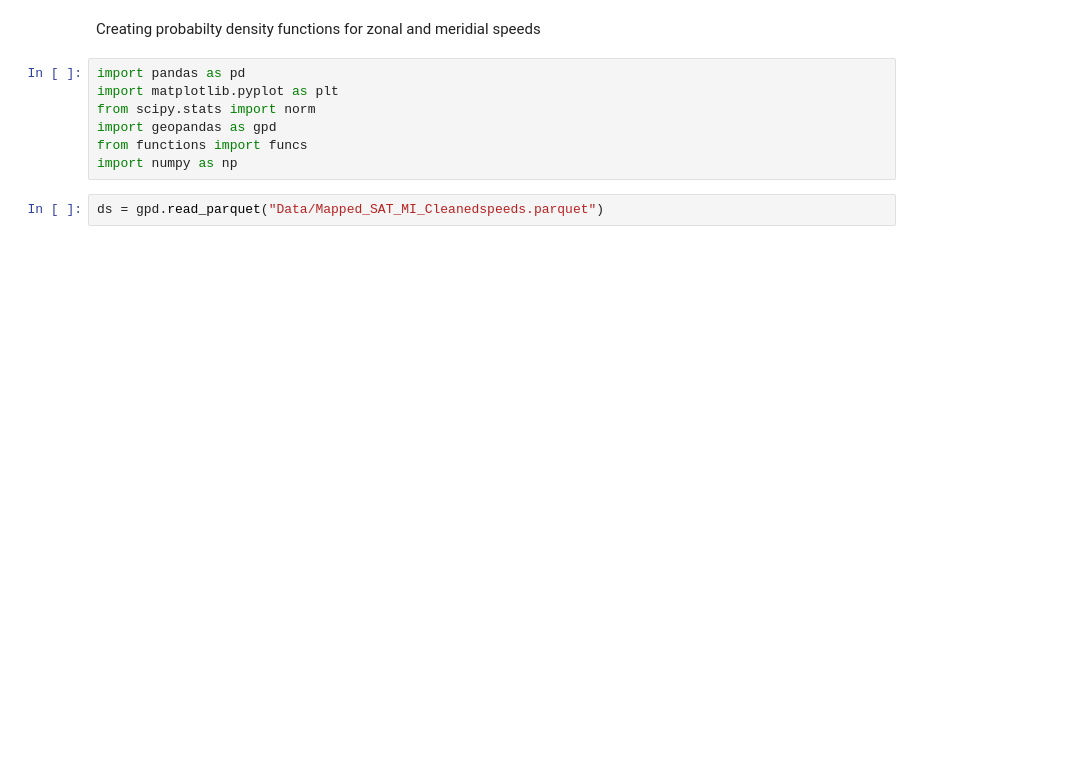
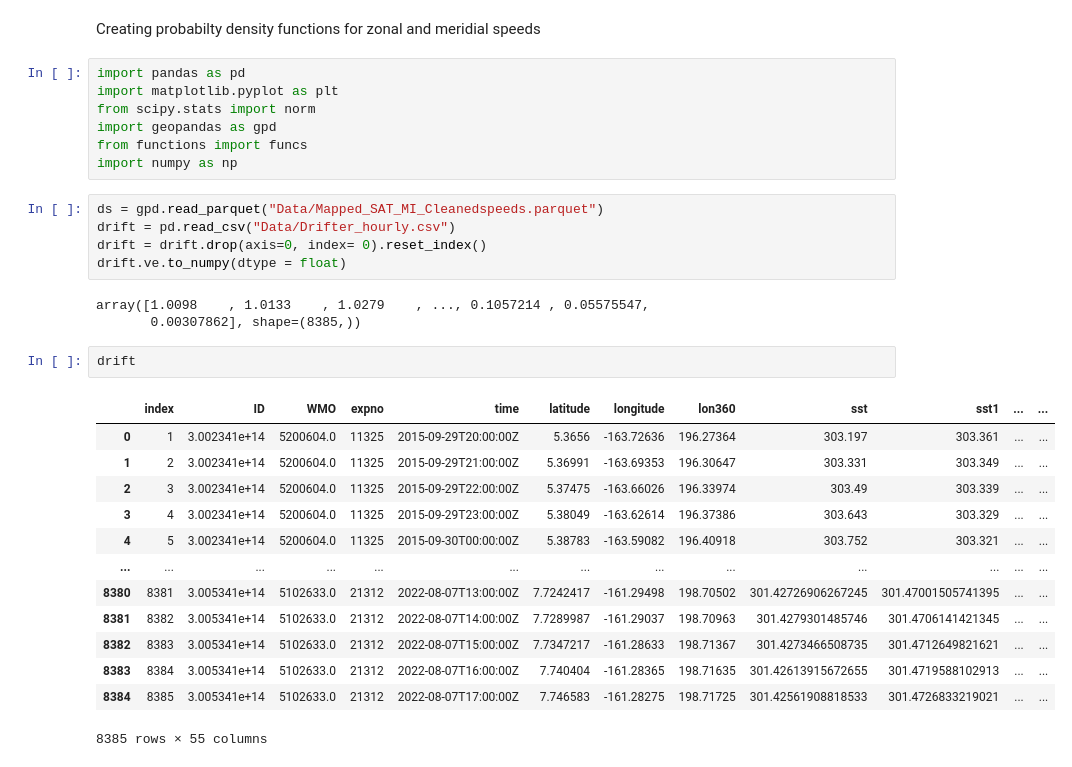
Before and after one commit to Colin-zerfass/fate-core, a Jupyter notebook: Code/pdf.ipynb, the cells around one changed output. Cells and saved outputs as stored; diff of their text form; blank space fills up the shorter version.

```diff
--- a/Code/pdf.ipynb
+++ b/Code/pdf.ipynb
@@ -9,6 +9,28 @@ from functions import funcs
 import numpy as np
 # %%
 ds = gpd.read_parquet("Data/Mapped_SAT_MI_Cleanedspeeds.parquet")
+drift = pd.read_csv("Data/Drifter_hourly.csv")
+drift = drift.drop(axis=0, index= 0).reset_index()
+drift.ve.to_numpy(dtype = float)
+# %% [output]
+array([1.0098    , 1.0133    , 1.0279    , ..., 0.1057214 , 0.05575547,
+       0.00307862], shape=(8385,))
+# %%
+drift
+# %% [output]
+|  | index | ID | WMO | expno | time | latitude | longitude | lon360 | sst | sst1 | ... | ... |
+| 0 | 1 | 3.002341e+14 | 5200604.0 | 11325 | 2015-09-29T20:00:00Z | 5.3656 | -163.72636 | 196.27364 | 303.197 | 303.361 | ... | ... |
+| 1 | 2 | 3.002341e+14 | 5200604.0 | 11325 | 2015-09-29T21:00:00Z | 5.36991 | -163.69353 | 196.30647 | 303.331 | 303.349 | ... | ... |
+| 2 | 3 | 3.002341e+14 | 5200604.0 | 11325 | 2015-09-29T22:00:00Z | 5.37475 | -163.66026 | 196.33974 | 303.49 | 303.339 | ... | ... |
+| 3 | 4 | 3.002341e+14 | 5200604.0 | 11325 | 2015-09-29T23:00:00Z | 5.38049 | -163.62614 | 196.37386 | 303.643 | 303.329 | ... | ... |
+| 4 | 5 | 3.002341e+14 | 5200604.0 | 11325 | 2015-09-30T00:00:00Z | 5.38783 | -163.59082 | 196.40918 | 303.752 | 303.321 | ... | ... |
+| ... | ... | ... | ... | ... | ... | ... | ... | ... | ... | ... | ... | ... |
+| 8380 | 8381 | 3.005341e+14 | 5102633.0 | 21312 | 2022-08-07T13:00:00Z | 7.7242417 | -161.29498 | 198.70502 | 301.42726906267245 | 301.47001505741395 | ... | ... |
+| 8381 | 8382 | 3.005341e+14 | 5102633.0 | 21312 | 2022-08-07T14:00:00Z | 7.7289987 | -161.29037 | 198.70963 | 301.4279301485746 | 301.4706141421345 | ... | ... |
+| 8382 | 8383 | 3.005341e+14 | 5102633.0 | 21312 | 2022-08-07T15:00:00Z | 7.7347217 | -161.28633 | 198.71367 | 301.4273466508735 | 301.4712649821621 | ... | ... |
+| 8383 | 8384 | 3.005341e+14 | 5102633.0 | 21312 | 2022-08-07T16:00:00Z | 7.740404 | -161.28365 | 198.71635 | 301.42613915672655 | 301.4719588102913 | ... | ... |
+| 8384 | 8385 | 3.005341e+14 | 5102633.0 | 21312 | 2022-08-07T17:00:00Z | 7.746583 | -161.28275 | 198.71725 | 301.42561908818533 | 301.4726833219021 | ... | ... |
+8385 rows × 55 columns
 # %%
 x_speeds = funcs.Column_to_List(ds, "x_speed")
 y_speeds = funcs.Column_to_List(ds, "y_speed")
```
Also changed, not shown: parts of 1 cell of this notebook, 16 other files.
